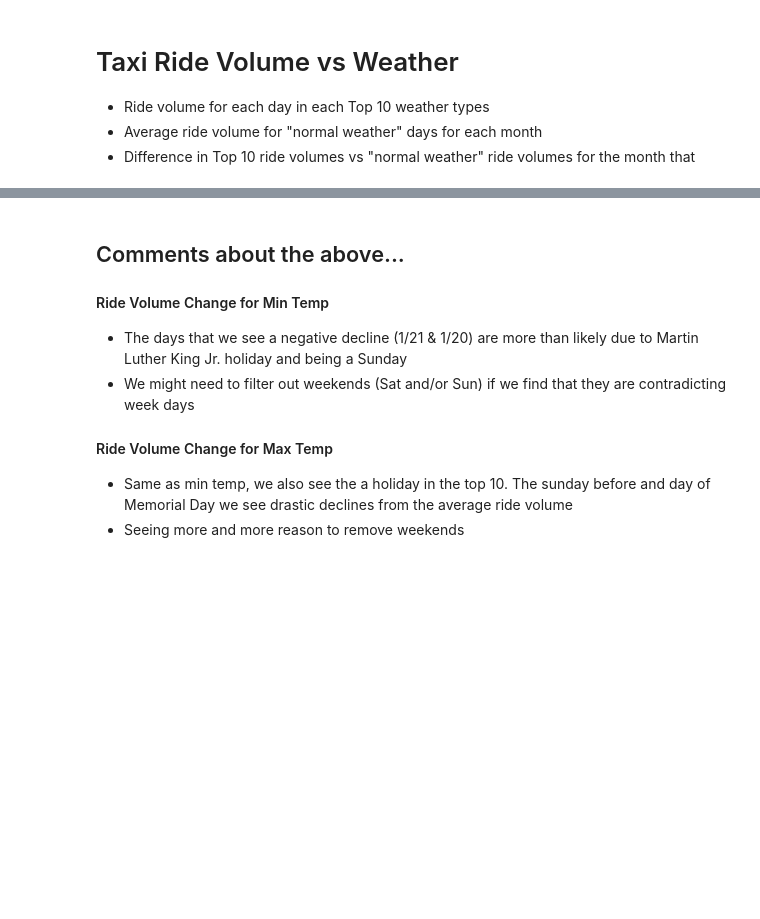
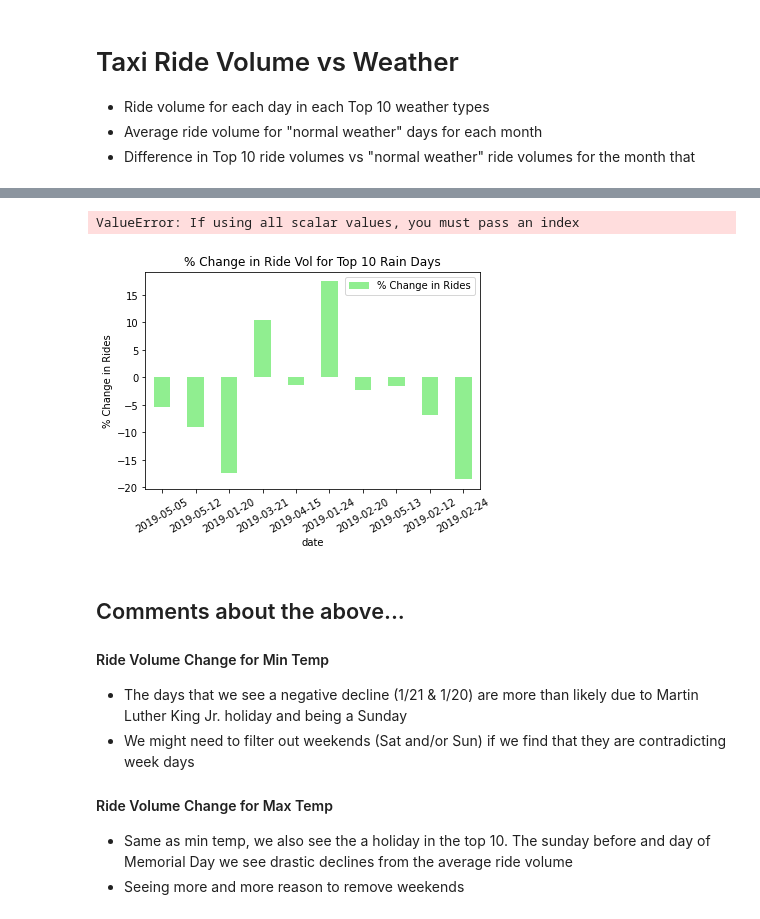
Before and after one commit to zachherington/project1-repo, a Jupyter notebook: src/rideshare_vs_weather_REMOTE_1158 (KEEP).ipynb, the cells around one changed output, grey strips where cells are left out. Cells and saved outputs as stored; diff of their text form; code cells hidden in the pictures; blank space fills up the shorter version.

```diff
--- a/src/rideshare_vs_weather_REMOTE_1158 (KEEP).ipynb
+++ b/src/rideshare_vs_weather_REMOTE_1158 (KEEP).ipynb
@@ -108,5 +125,5 @@ ride_volume_per_day_dfreset = ride_volume_per_day_df.reset_index()
 # plt.figure(figsize=(16,3))
 # ride_volume_per_day.plot.line()
 
-ride_volume_per_day_dfrename = ride_volume_per_day_dfreset.rename(columns = {'index': 'Date', 'tpep_pickup_datetime': 'Ride Volume'})
-ride_volume_per_day_dfrename.sort_values('Date').head(50)
+ride_volume_per_day_dfrename = ride_volume_per_day_dfreset.rename(columns = {'index': 'date', 'tpep_pickup_datetime': 'Ride Volume'})
+ride_volume_per_day_dfrename.sort_values('date').head()
@@ -159,6 +183,8 @@ avg_vol_month
 * Visuals to show above
 # %%
 # Read in the Weather CVS data
-weather_path = "../resources/weather_data/ny_weather_0119-0619.csv"
-weather_data = pd.read_csv(weather_path)
-weather_data_cleaned = weather_data.drop(columns = ['Unnamed: 0', 'Avg Temp', 'Wind Direction', 'Wind Peak Gust', 'Air Pressure', 'Total Sun Duration'])
+file_to_load = "../resources/weather_data/ny_weather_0119-0619.csv"
+weather_df = pd.read_csv(file_to_load)
+weather_df_cleaned = weather_df.drop(columns = ['Unnamed: 0', 'Avg Temp', 'Wind Direction', 'Wind Peak Gust', 'Air Pressure', 'Total Sun Duration'])
+weather_df_cleaned['date'] = pd.to_datetime(weather_df_cleaned.date).dt.date
+# weather_df_cleaned
@@ -265,0 +308,27 @@ max_rain_rides_avg_month.plot.bar(x = 'Date', y = '% Change in Rides', title = '
+# %%
+rain_rides_avg.plot.bar(x="date",y='% Change in Rides', color = "lightgreen")
+plt.ylabel("% Change in Rides")
+plt.title("% Change in Ride Vol for Top 10 Rain Days")
+plt.xticks(rotation=30, horizontalalignment="center")
+
+avg_rain_change = rain_rides_avg['% Change in Rides'].mean()
+avg_snow_change = snow_rides_avg['% Change in Rides'].mean()
+avg_wind_change = wind_rides_avg['% Change in Rides'].mean()
+avg_tmax_change = tmax_rides_avg['% Change in Rides'].mean()
+avg_tmin_change = tmin_rides_avg['% Change in Rides'].mean()
+
+avg_change_df = pd.DataFrame({'Avg % Change in Rides: Rain': avg_rain_change,
+                'Avg % Change in Rides: Snow': avg_snow_change,
+                'Avg % Change in Rides: Wind': avg_wind_change,
+                'Avg % Change in Rides: Max Temp': avg_tmax_change,
+                'Avg % Change in Rides: Min Temp': avg_tmin_change
+                })
+avg_change_df.reset
+# avg_rain_change = rain_rides_avg['% Change in Rides'].sum() / len(rain_rides_avg['% Change in Rides'])
+
+# min_temp_rides_avg_month.plot.bar(x = 'Date', y = '% Change in Rides', title = 'Min Temps')
+# max_temp_rides_avg_month.plot.bar(x = 'Date', y = '% Change in Rides', title = 'Max Temps')
+# max_rain_rides_avg_month.plot.bar(x = 'Date', y = '% Change in Rides', title = 'Max Rain')
+# %% [output]
+ValueError: If using all scalar values, you must pass an index
+[figure, added]
```
Also changed, not shown: parts of 10 cells of this notebook, 6 other files.
